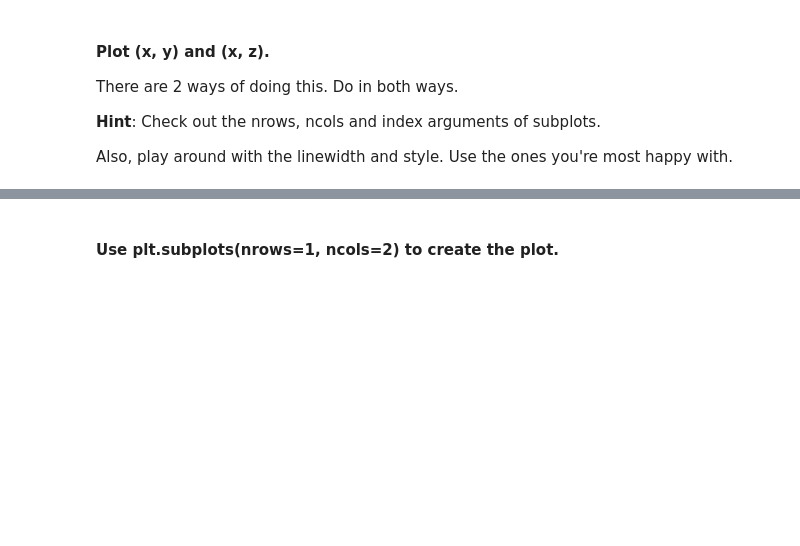
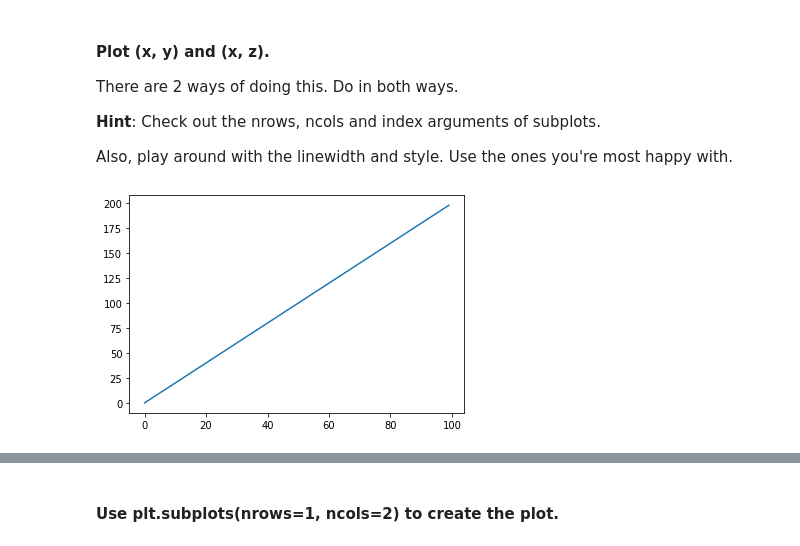
Before and after one commit to ta-data-lis/lab-matplotlib-seaborn, a Jupyter notebook: your-code/main.ipynb, the cells around one changed output, grey strips where cells are left out. Saved outputs shown, nothing was run; the diff lists cells and outputs as text; code cells hidden in the pictures; blank space fills up the shorter version.

```diff
--- a/your-code/main.ipynb
+++ b/your-code/main.ipynb
@@ -22,3 +26,7 @@ There are 2 ways of doing this. Do in both ways.
 Also, play around with the linewidth and style. Use the ones you're most happy with.
 # %%
 # Method 1
+plt.plot(x,y)
+plt.show()
+# %% [output]
+[figure, added]
```
Also changed, not shown: parts of 50 cells of this notebook.
